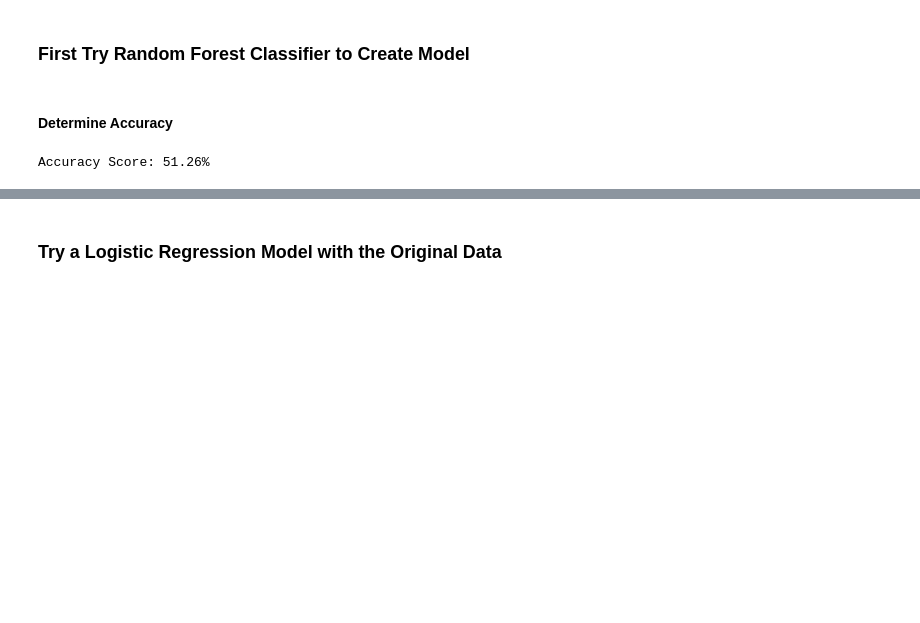
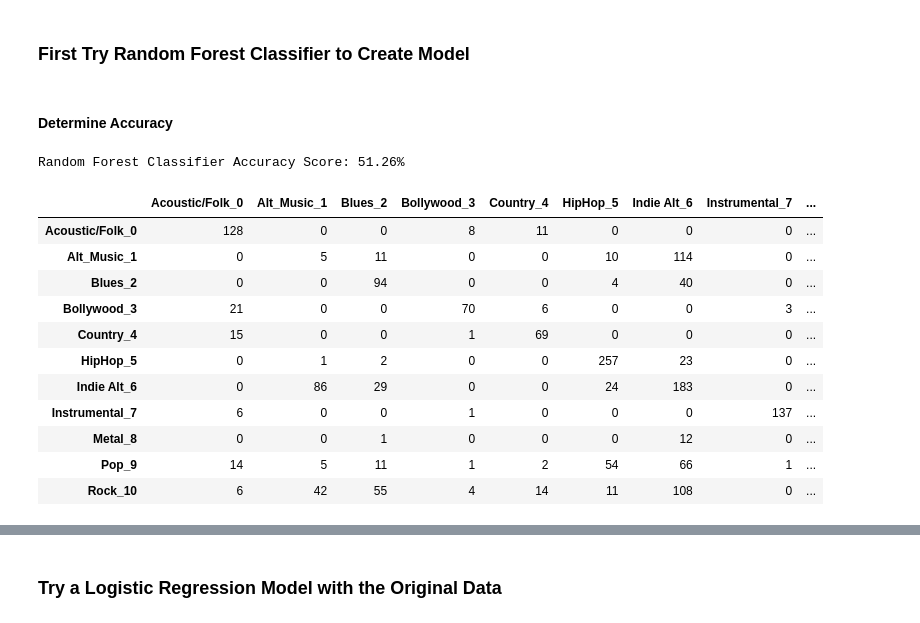
Before and after one commit to tenntully/Project-4_TeamTyrell, a Jupyter notebook: Project4-MusicML-GenrePrediction.ipynb, the cells around one changed output, grey strips where cells are left out. Saved outputs shown, nothing was run; the diff lists cells and outputs as text; code cells hidden in the pictures; blank space fills up the shorter version.

```diff
--- a/Project4 - MusicML - Genre Prediction.ipynb
+++ b/Project4-MusicML-GenrePrediction.ipynb
@@ -154,6 +128,29 @@ from sklearn.metrics import confusion_matrix, accuracy_score, classification_rep
 # %%
 # calculate the accuracy score
 accuracyScore = accuracy_score(y_test, predictedValues)
-print(f"Accuracy Score: {(accuracyScore*100):.2f}%")
+print(f"Random Forest Classifier Accuracy Score: {(accuracyScore*100):.2f}%")
 # %% [output]
-Accuracy Score: 51.26%
+Random Forest Classifier Accuracy Score: 51.26%
+# %%
+# rf confusion matrix; Predicted is columns, Actuals are rows
+rfConfusionData = confusion_matrix(y_test, predictedValues)
+
+rfConfusionDF = pd.DataFrame(
+    rfConfusionData,
+    index=genreIndex,
+    columns=genreIndex
+)
+rfConfusionDF
+# %% [output]
+|  | Acoustic/Folk_0 | Alt_Music_1 | Blues_2 | Bollywood_3 | Country_4 | HipHop_5 | Indie Alt_6 | Instrumental_7 | ... |
+| Acoustic/Folk_0 | 128 | 0 | 0 | 8 | 11 | 0 | 0 | 0 | ... |
+| Alt_Music_1 | 0 | 5 | 11 | 0 | 0 | 10 | 114 | 0 | ... |
+| Blues_2 | 0 | 0 | 94 | 0 | 0 | 4 | 40 | 0 | ... |
+| Bollywood_3 | 21 | 0 | 0 | 70 | 6 | 0 | 0 | 3 | ... |
+| Country_4 | 15 | 0 | 0 | 1 | 69 | 0 | 0 | 0 | ... |
+| HipHop_5 | 0 | 1 | 2 | 0 | 0 | 257 | 23 | 0 | ... |
+| Indie Alt_6 | 0 | 86 | 29 | 0 | 0 | 24 | 183 | 0 | ... |
+| Instrumental_7 | 6 | 0 | 0 | 1 | 0 | 0 | 0 | 137 | ... |
+| Metal_8 | 0 | 0 | 1 | 0 | 0 | 0 | 12 | 0 | ... |
+| Pop_9 | 14 | 5 | 11 | 1 | 2 | 54 | 66 | 1 | ... |
+| Rock_10 | 6 | 42 | 55 | 4 | 14 | 11 | 108 | 0 | ... |
```
Also changed, not shown: parts of 18 cells of this notebook.
